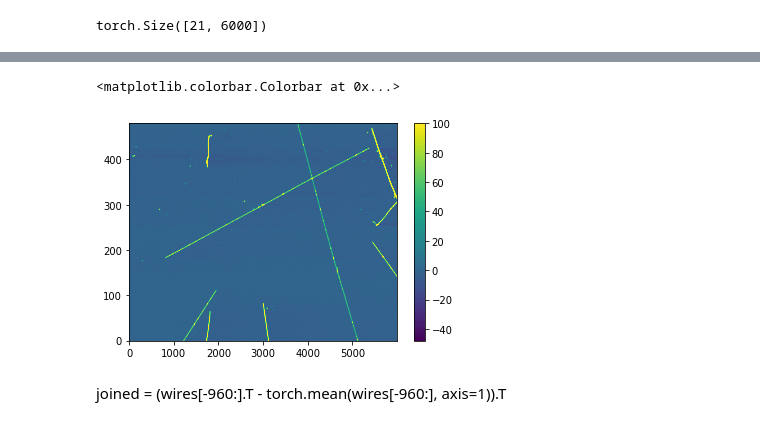
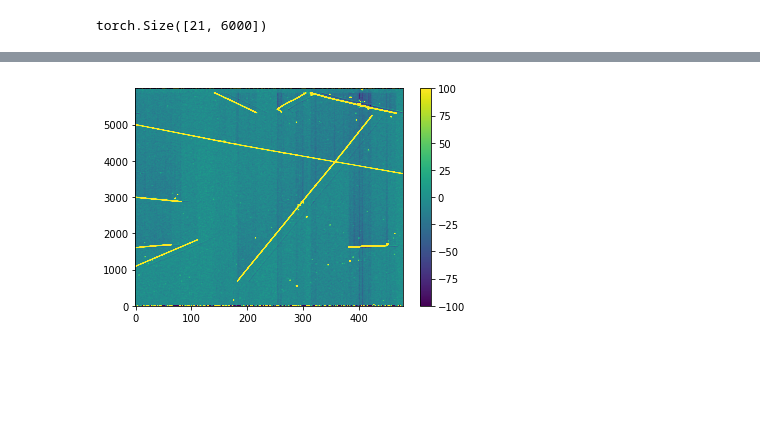
Before and after one commit to calcuttj/pyre-cell, a Jupyter notebook: Response.ipynb, the cells around one changed output, grey strips where cells are left out. Saved outputs shown, nothing was run; the diff lists cells and outputs as text; code cells hidden in the pictures; blank space fills up the shorter version.

```diff
--- a/Response.ipynb
+++ b/Response.ipynb
@@ -146,0 +149,8 @@ responsed_coll = torch.fft.irfft(torch.fft.ifft(filter((coll_fftd/padded_fft).T)
+# %%
+responsed = coll_fftd/padded_fft
+# %%
+filter_vals = np.zeros(480)
+filter_vals[:240] = np.linspace(0, 1, 240)
+filter_vals[240:] = np.linspace(0, 1, 240)[::-1]
+# %%
+filter_vals = np.exp(-.5*(filter_vals/np.sqrt(np.pi))**2)
@@ -146,0 +168,2 @@ responsed_coll = torch.fft.irfft(torch.fft.ifft(filter((coll_fftd/padded_fft).T)
+# %%
+new = torch.fft.irfft(torch.fft.ifft((responsed.T * filter_vals).T, axis=0), axis=1)
@@ -147,7 +179,4 @@ responsed_coll = torch.fft.irfft(torch.fft.ifft(filter((coll_fftd/padded_fft).T)
 # %%
-plt.imshow(coll, aspect='auto', vmax=100, origin='lower'); plt.colorbar()
+plt.imshow(new.T, aspect='auto', vmin=-100, vmax=100, origin='lower'); plt.colorbar();
 # %% [output]
-<matplotlib.colorbar.Colorbar at 0x...>
-[figure, old version]
+[figure, new version]
-# %% [markdown]
-joined = (wires[-960:].T - torch.mean(wires[-960:], axis=1)).T
```
Also changed, not shown: parts of 39 cells of this notebook, 2 other files.
